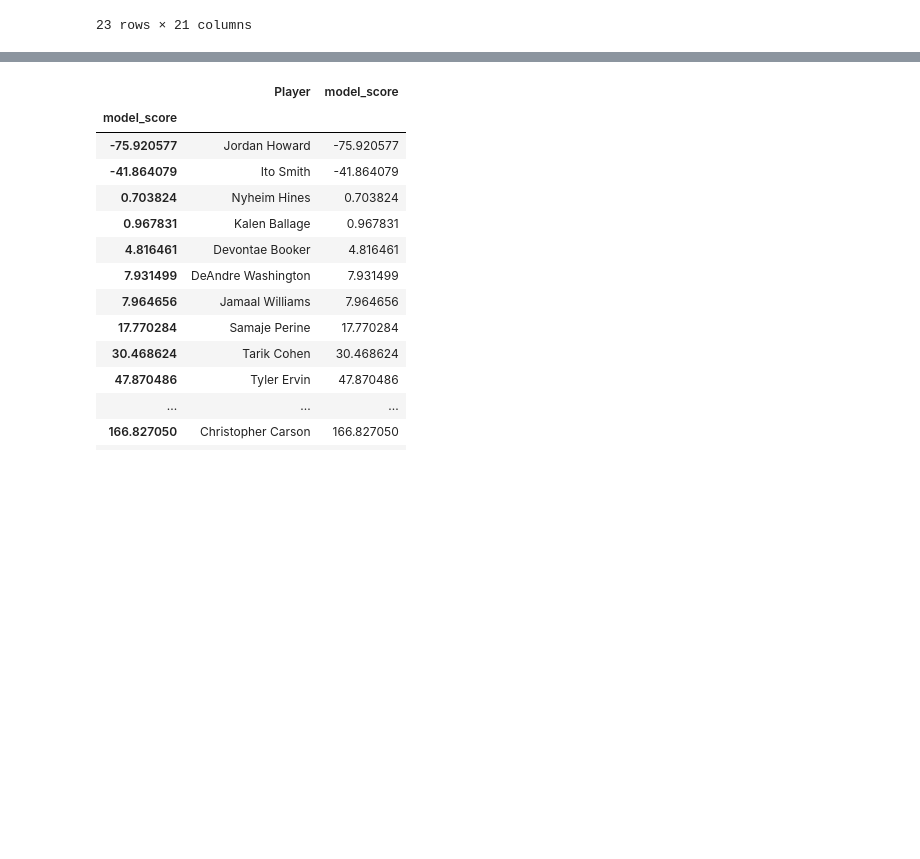
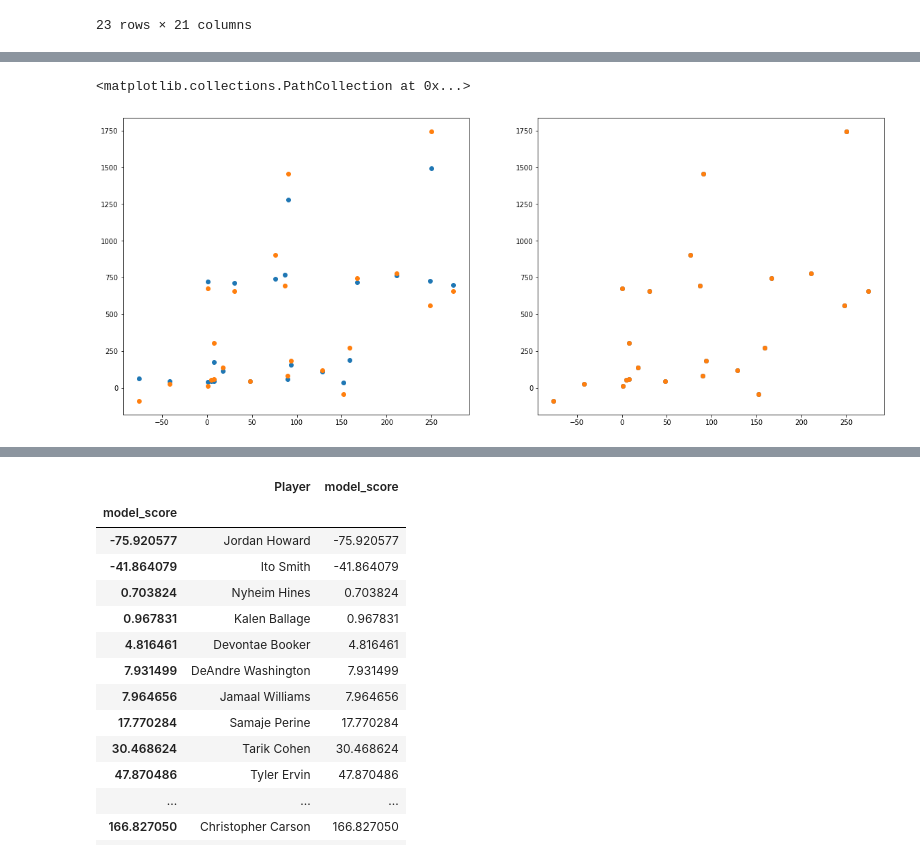
Before and after one commit to akulkarnii/nflmetrics, a Jupyter notebook: rb_contract_yr_performance.ipynb, the cells around one changed output, grey strips where cells are left out. Drawn from its saved outputs; the diff is of its cells as text; code cells hidden in the pictures; blank space fills up the shorter version.

```diff
--- a/rb_contract_yr_performance.ipynb
+++ b/rb_contract_yr_performance.ipynb
@@ -334,3 +349,12 @@ ngs
 | 21 | Ito Smith | 770219 | 965000 | 0.00 | 0 | 0.00 | 0 | 4.65 | -61 | 0.00 | ... | ... |
 | 22 | Kalen Ballage | 825000 | 920000 | 4.50 | -39 | 0.00 | 0 | 0.00 | 0 | 0.00 | ... | ... |
 23 rows × 21 columns
+# %%
+from sklearn.ensemble import RandomForestRegressor
+from sklearn.datasets import make_regression
+X = np.array(ngs.iloc[:,[14, 5, 6, 7, 8, 17, 19, 13]])
+y = np.array(ngs.iloc[:,[13]])
+regr = RandomForestRegressor(max_depth=2, random_state=0)
+regr.fit(X,y.ravel())
+forest_y = regr.predict(X)
+print(forest_y)
@@ -336,0 +371,4 @@ ngs
+# %%
+model_scores = list(ngs['model_score'])
+# %%
+test = list(ngs['pay_increase'])
@@ -336,0 +401,8 @@ ngs
+# %%
+from sklearn.linear_model import LinearRegression
+X = np.array(ngs.iloc[:,[14, 5, 6, 7, 8, 17, 19, 13]])
+y = np.array(ngs.iloc[:,[13]])
+lrm = LinearRegression()
+lrm.fit(X,y.ravel())
+y_pred = lrm.predict(X)
+y_pred
@@ -336,0 +438,10 @@ ngs
+# %%
+fig3, (ax5, ax6) = plt.subplots(1, 2, figsize = (20,8))
+ax5.scatter(model_scores, forest_y)
+ax5.scatter(model_scores, test)
+
+ax6.scatter(model_scores, y_pred)
+ax6.scatter(model_scores, test)
+# %% [output]
+<matplotlib.collections.PathCollection at 0x...>
+[figure, added]
```
Also changed, not shown: parts of 27 cells of this notebook.
